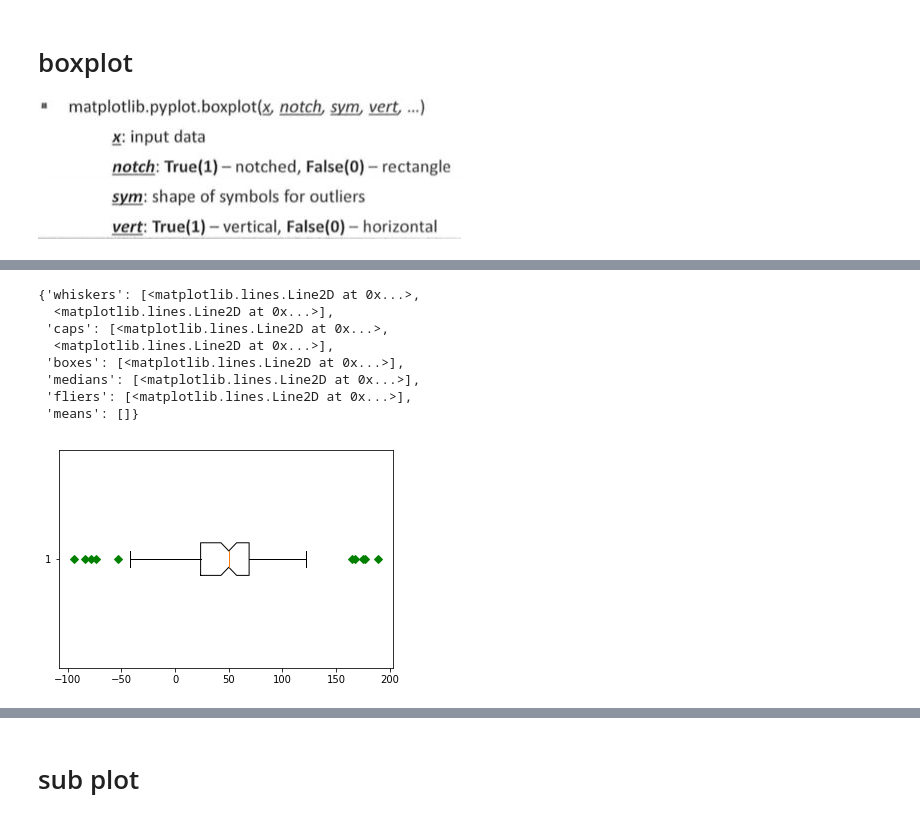
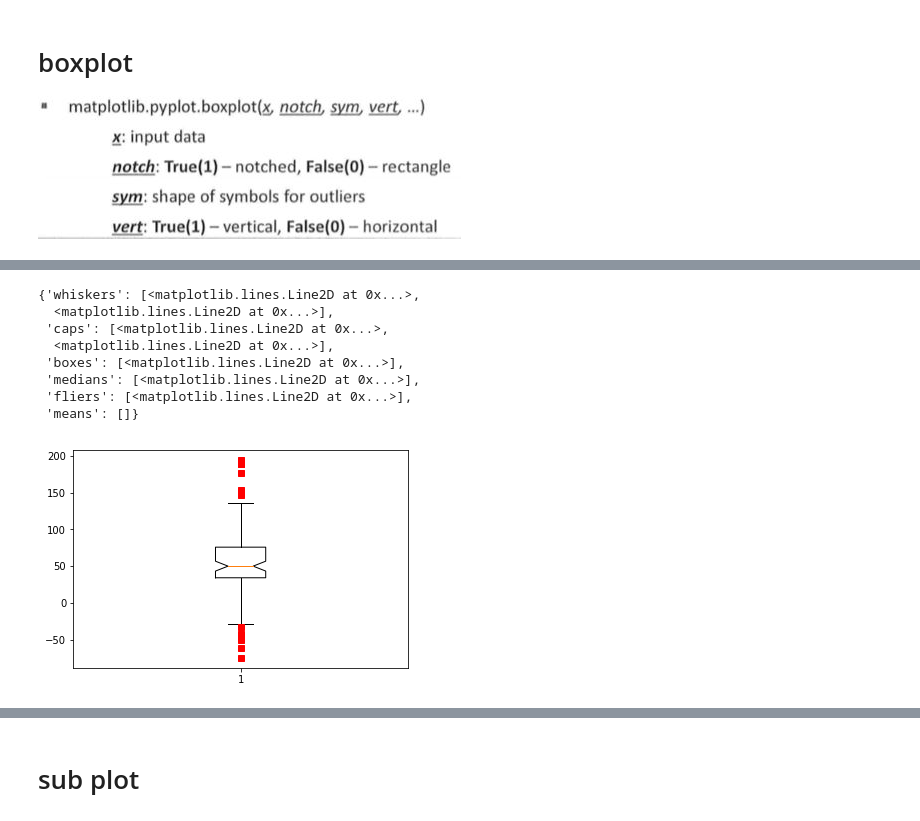
Before and after one commit to ganjiron/ganpython, a Jupyter notebook: jupyter/ch33.ipynb, the cells around one changed output, grey strips where cells are left out. Cells and saved outputs as stored; diff of their text form; code cells hidden in the pictures.

```diff
--- a/jupyter/ch33.ipynb
+++ b/jupyter/ch33.ipynb
@@ -156,16 +158,16 @@ plt.boxplot(data)
 # %%
 plt.figure()
-plt.boxplot(data,1 , 'gD' , 0)
+plt.boxplot(data,1 , 'rs' , 1)
 # %% [output]
 {'whiskers': [<matplotlib.lines.Line2D at 0x...>,
   <matplotlib.lines.Line2D at 0x...>],
  'caps': [<matplotlib.lines.Line2D at 0x...>,
   <matplotlib.lines.Line2D at 0x...>],
  'boxes': [<matplotlib.lines.Line2D at 0x...>],
  'medians': [<matplotlib.lines.Line2D at 0x...>],
  'fliers': [<matplotlib.lines.Line2D at 0x...>],
  'means': []}
-[figure, old version]
+[figure, new version]
 # %%
 data = [np.random.rand(50)*100 , np.random.rand(50)*50]
 plt.boxplot(data)
```
Also changed, not shown: parts of 12 cells of this notebook, 20 other files.
